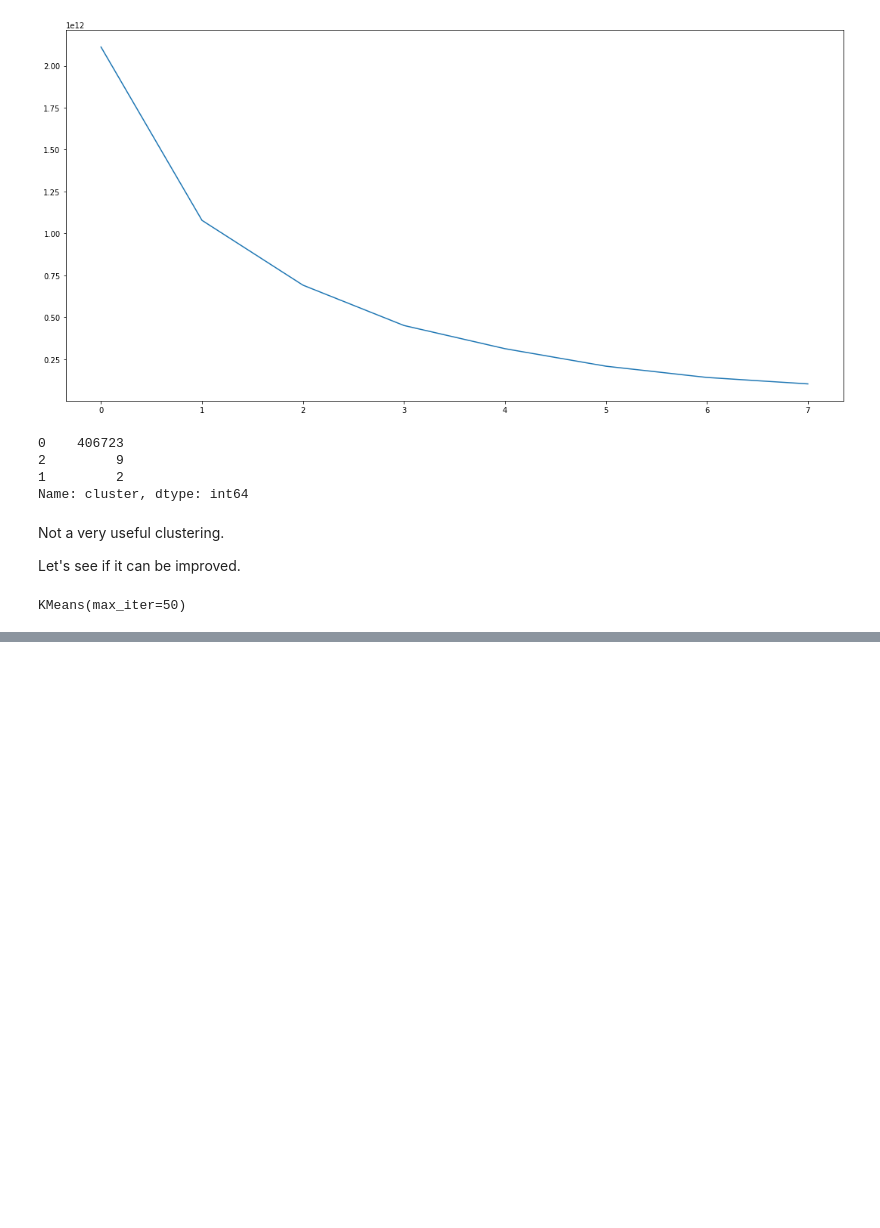
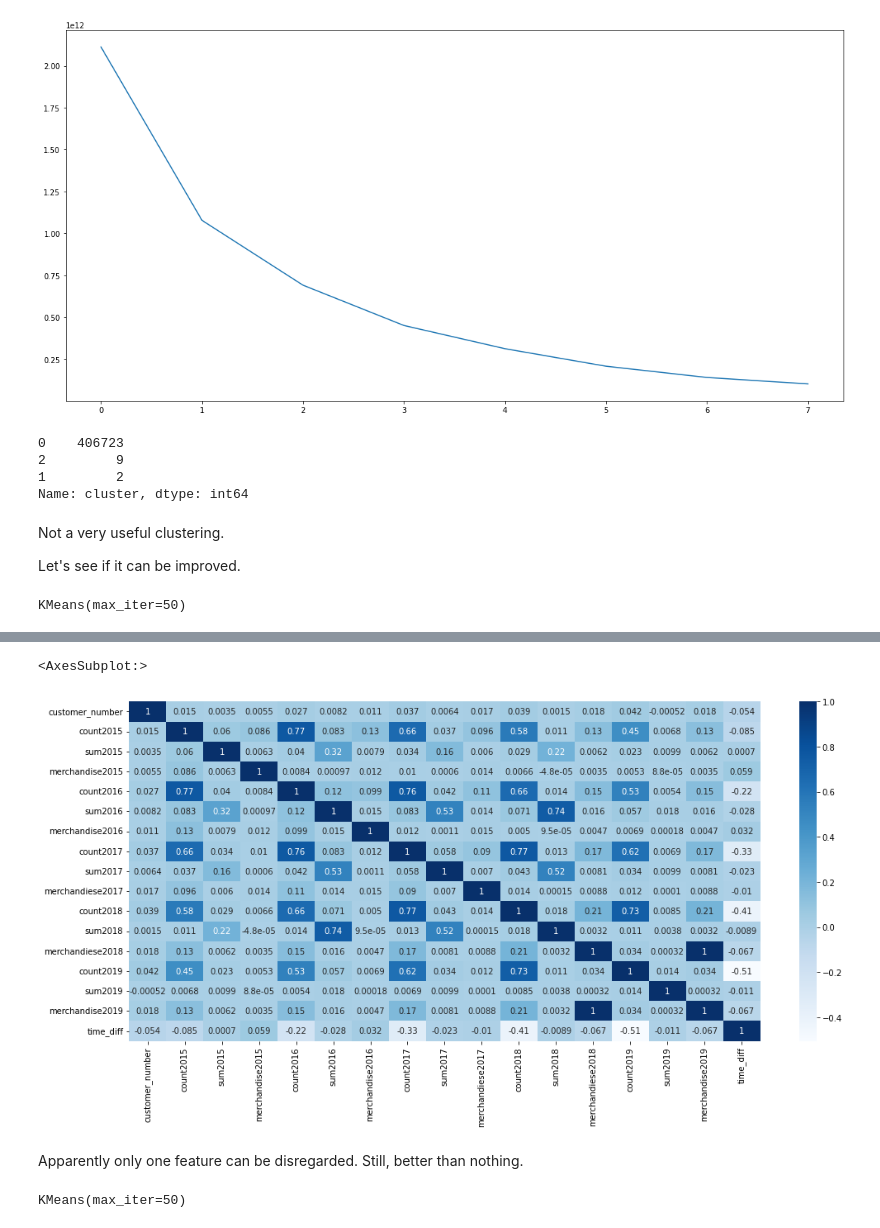
Before and after one commit to elauser/customer-segmentation-nonprofit, a Jupyter notebook: src/eda.ipynb, the cells around one changed output, grey strips where cells are left out. Cells and saved outputs as stored; diff of their text form; code cells hidden in the pictures; blank space fills up the shorter version.

```diff
--- a/src/eda.ipynb
+++ b/src/eda.ipynb
@@ -310,0 +317,8 @@ min_df_scaled
+# %%
+df['postcode'] = df['postcode'].replace(problematic_postcodes, 0)
+for postcode in valid_postcodes:
+    df['postcode'] = df['postcode'].replace(postcode, postcode[0])
+
+df['postcode'] = df['postcode'].fillna(-9)
+
+df = df.rename(columns = {'postcode': 'region'})
@@ -310,0 +341,8 @@ min_df_scaled
+# %%
+feature_df = df.drop(['date_of_birth', 'total_count', 'total_sum', 'penultimatepaymentdate', 'lastpaymentdate', 'total_merch', 'date_of_birth' ], axis = 1)
+heatmap(data = feature_df.corr(), cmap= color_palette("Blues", as_cmap=True), annot= True)
+# %% [output]
+<AxesSubplot:>
+[figure, added]
+# %% [markdown]
+Apparently only one feature  can be disregarded. Still, better than nothing.
@@ -310,0 +358,5 @@ min_df_scaled
+# %%
+kmeans = KMeans(n_clusters= 8, max_iter = 50)
+kmeans.fit(feature_df_scaled)
+# %% [output]
+KMeans(max_iter=50)
```
Also changed, not shown: parts of 14 cells of this notebook.
